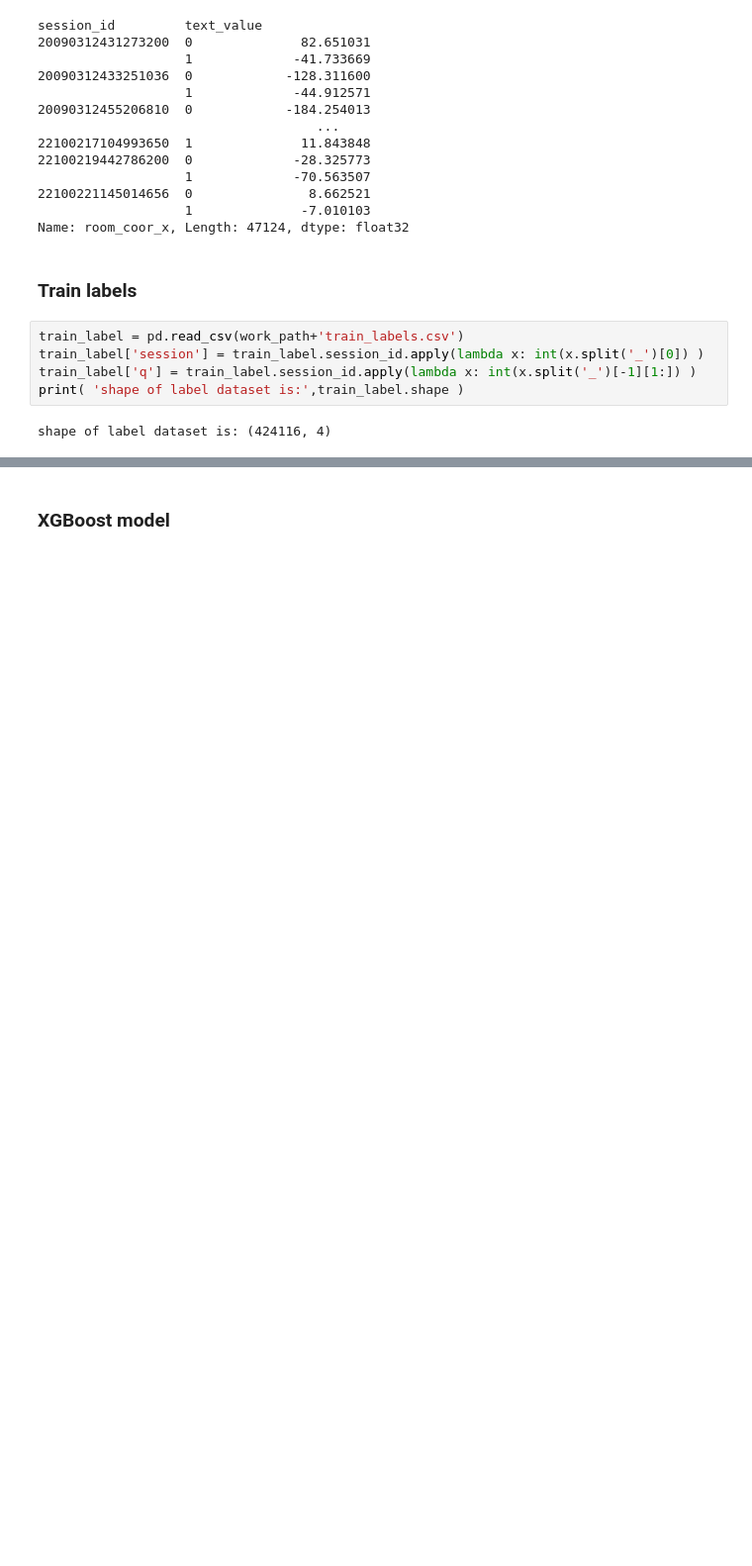
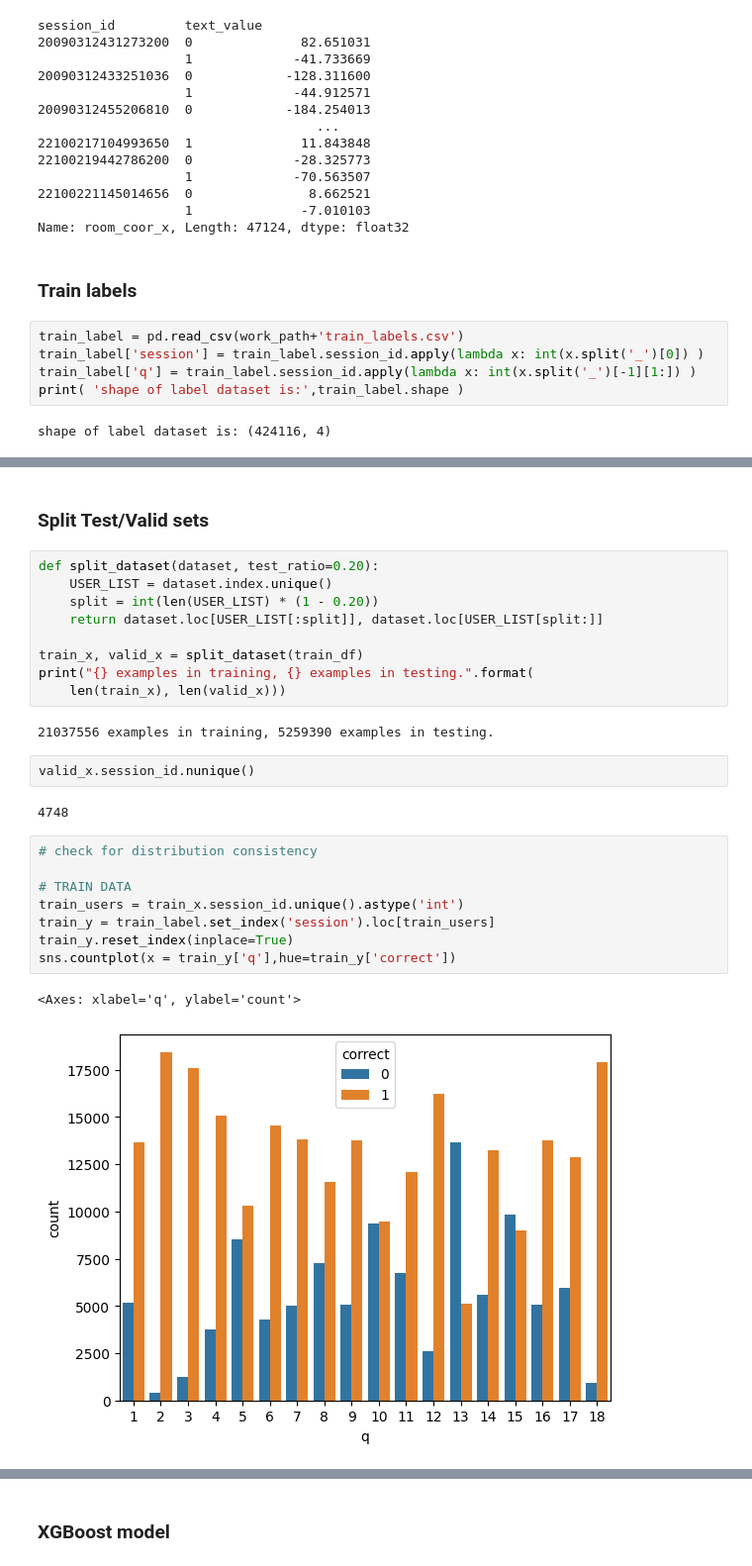
Before and after one commit to SiarheiThor/kaggle_student_performance, a Jupyter notebook: XGB_new_features.ipynb, the cells around one changed output, grey strips where cells are left out. Shown at 99% size. Saved outputs shown, nothing was run; the diff lists cells and outputs as text; blank space fills up the shorter version.

```diff
--- a/XGB_new_features.ipynb
+++ b/XGB_new_features.ipynb
@@ -314,0 +295,28 @@ shape of label dataset is: (424116, 4)
+# %% [markdown]
+### Split Test/Valid sets
+# %%
+def split_dataset(dataset, test_ratio=0.20):
+    USER_LIST = dataset.index.unique()
+    split = int(len(USER_LIST) * (1 - 0.20))
+    return dataset.loc[USER_LIST[:split]], dataset.loc[USER_LIST[split:]]
+
+train_x, valid_x = split_dataset(train_df)
+print("{} examples in training, {} examples in testing.".format(
+    len(train_x), len(valid_x)))
+# %% [output]
+21037556 examples in training, 5259390 examples in testing.
+# %%
+valid_x.session_id.nunique()
+# %% [output]
+4748
+# %%
+# check for distribution consistency
+
+# TRAIN DATA
+train_users = train_x.session_id.unique().astype('int')
+train_y = train_label.set_index('session').loc[train_users]
+train_y.reset_index(inplace=True)
+sns.countplot(x = train_y['q'],hue=train_y['correct'])
+# %% [output]
+<Axes: xlabel='q', ylabel='count'>
+[figure, added]
```
Also changed, not shown: parts of 22 cells of this notebook, 18 other files.
